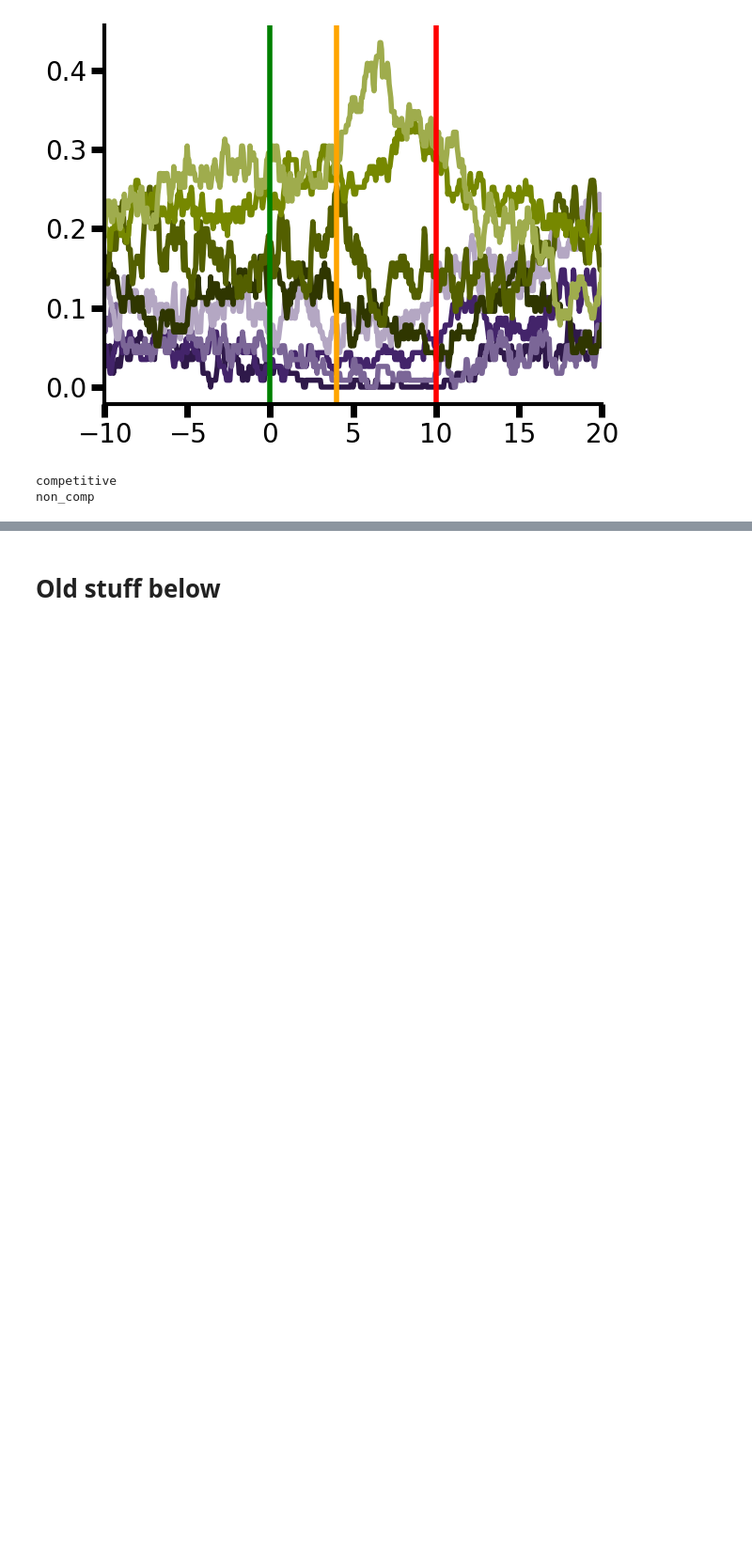
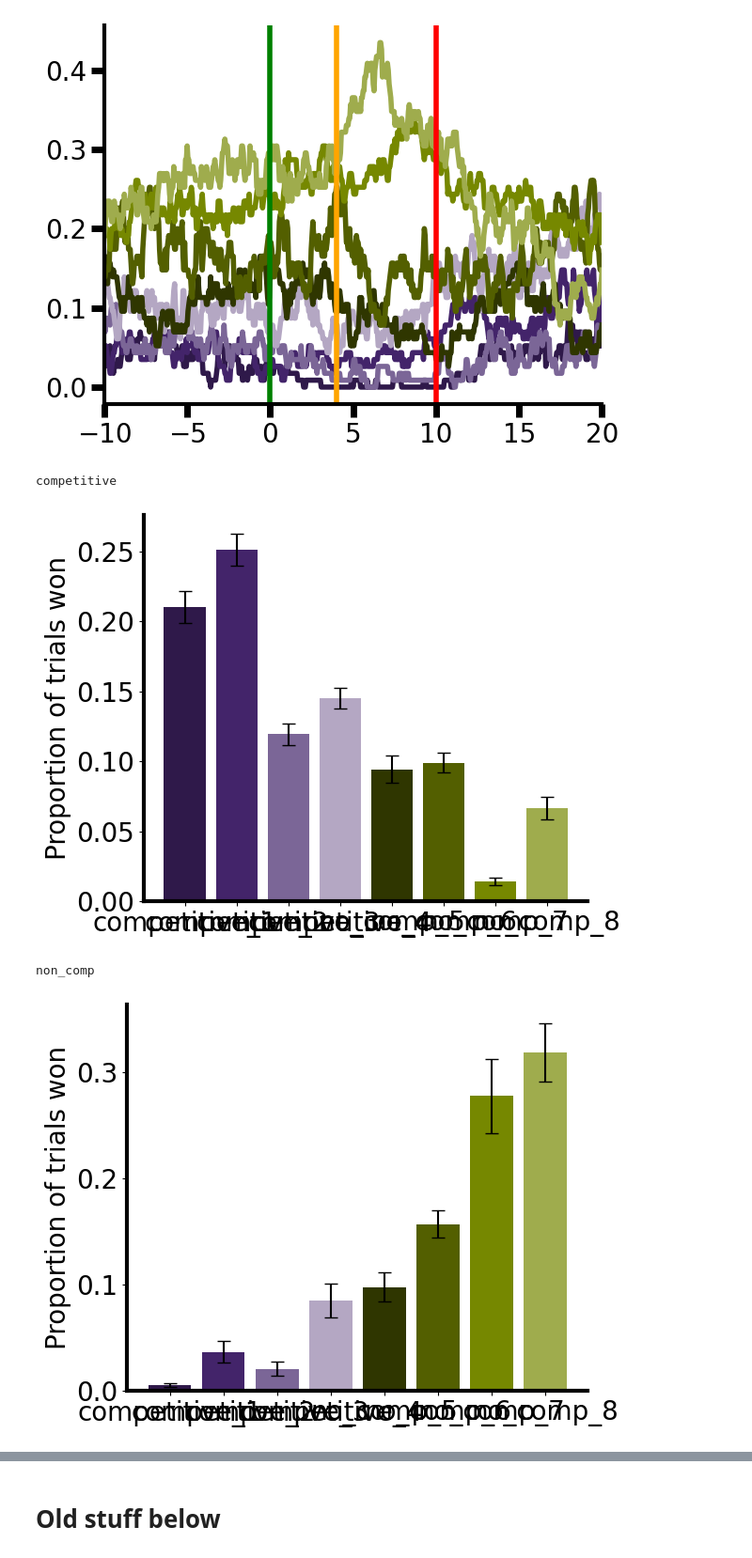
Before and after one commit to padillacoreanolab/reward_comp_ext, a Jupyter notebook: results/2024_09_02_behavioral_reward_comp/01_competitive_trials_analysis.ipynb, the cells around one changed output, grey strips where cells are left out. Shown at 94% size. Saved outputs shown, nothing was run; the diff lists cells and outputs as text; code cells hidden in the pictures; blank space fills up the shorter version.

```diff
--- a/results/2024_09_02_behavioral_reward_comp/01_competitive_trials_analysis.ipynb
+++ b/results/2024_09_02_behavioral_reward_comp/01_competitive_trials_analysis.ipynb
@@ -1146,6 +1139,8 @@ cluster_to_competitiveness = {"0": "competitive", "1": "no_comp", "2": "no_comp"
 cluster_to_comp_id = {"0": "competitive_4", "1": "no_comp_6", "2": "no_comp_5", "3": "competitive_3", "4": "no_comp_8", "5": "competitive_2", "6": "no_comp_7", "7": "competitive_1"}
 # %%
 all_velocity_df["comp_group"] = all_velocity_df["cluster_id"].apply(lambda x: np.vectorize(cluster_to_comp_id.get)(x))
+# %%
+all_velocity_df["competitive_or_not_frame"] = all_velocity_df["cluster_id"].apply(lambda x: np.vectorize(cluster_to_competitiveness.get)(x))
 # %%
 all_velocity_df["comp_group"]
 # %% [output]
@@ -1266,34 +1260,38 @@ for comp in all_velocity_df["competition_label"].unique():
     proportions_df = count_df.div(count_df.sum(axis=1), axis=0)
 
     means = proportions_df.mean()
     sem = proportions_df.sem()
 
+    means = pd.DataFrame(means, columns=["mean"])
+    means["color"] = means.index.map(lambda x: comp_id_to_color[x])
+
     fig, ax = plt.subplots()
 
     # Plotting the bar plot with error bars (SEM)
-    plt.bar(group_means.index, group_means, yerr=group_sem, capsize=5, color=["#0045A6", "#792910"])
+    plt.bar(means.index, means["mean"], yerr=sem, capsize=5, color=means["color"])
 
     # Adding labels and title
     plt.ylabel('Proportion of trials won', size=20)
 
     # Hide top and right borders
     ax.spines['top'].set_visible(False)
     ax.spines['right'].set_visible(False)
 
     # Leave bottom and left spines
     ax.spines['bottom'].set_visible(True)
     ax.spines['left'].set_visible(True)
     ax.spines['bottom'].set_linewidth(3)
     ax.spines['left'].set_linewidth(3)
 
     ax.tick_params(axis='both', which='major', labelsize=20)
     ax.tick_params(axis='both', which='minor', labelsize=20)
 
     plt.tight_layout()
-    plt.savefig(os.path.join(OUTPUT_DIR, "proportion_of_rewards.png"))
-
+    # plt.savefig(os.path.join(OUTPUT_DIR, "proportion_of_rewards.png"))
 
     plt.show()
 # %% [output]
 competitive
-non_comp
+[figure, added]
+non_comp
+[figure, added]
```
Also changed, not shown: parts of 18 cells of this notebook.
